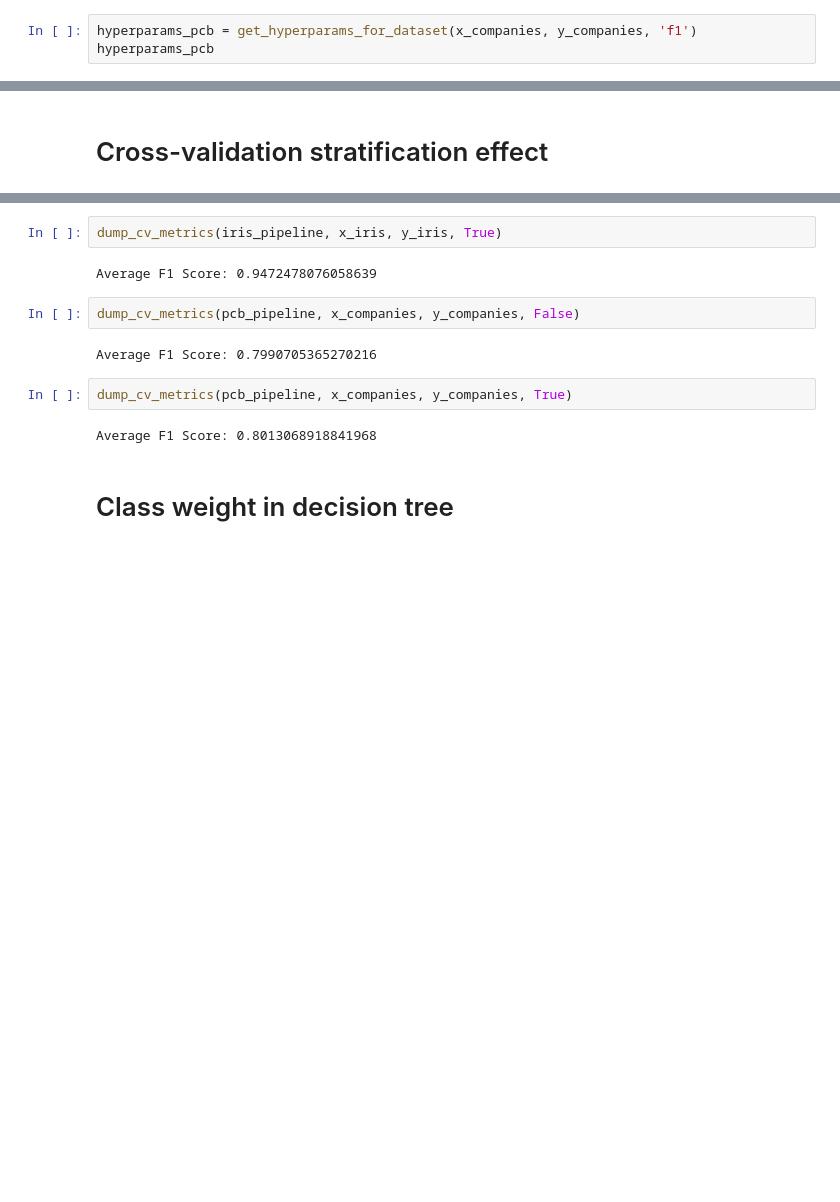
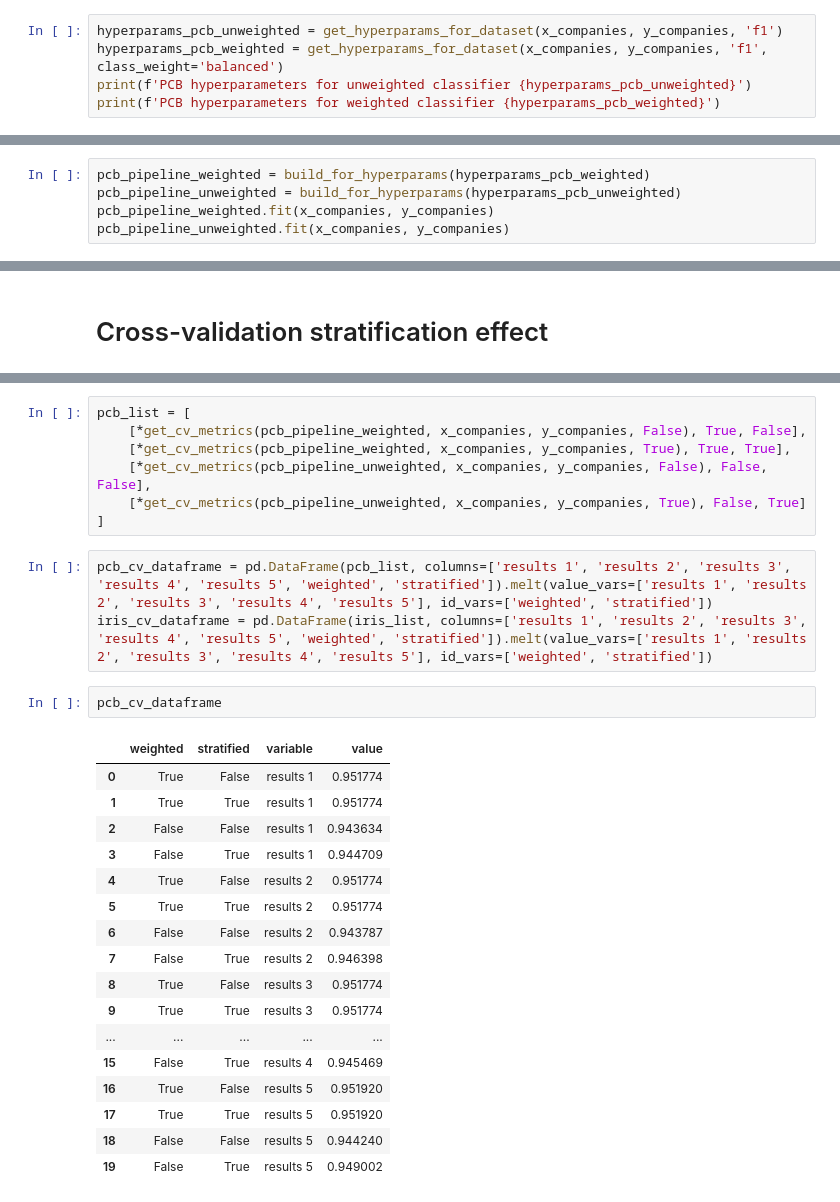
Before and after one commit to Dund33/um-3, a Jupyter notebook: trees.ipynb, the cells around one changed output, grey strips where cells are left out. Cells and saved outputs as stored; diff of their text form; blank space fills up the shorter version.

Commit message:
Separate cross-validation for weighted and unweighted pipelines. Gathered the results inside dataframes

```diff
--- a/trees.ipynb
+++ b/trees.ipynb
@@ -99,4 +106,6 @@ hyperparams_iris
 # %%
-hyperparams_pcb = get_hyperparams_for_dataset(x_companies, y_companies, 'f1')
-hyperparams_pcb
+hyperparams_pcb_unweighted = get_hyperparams_for_dataset(x_companies, y_companies, 'f1')
+hyperparams_pcb_weighted = get_hyperparams_for_dataset(x_companies, y_companies, 'f1', class_weight='balanced')
+print(f'PCB hyperparameters for unweighted classifier {hyperparams_pcb_unweighted}')
+print(f'PCB hyperparameters for weighted classifier {hyperparams_pcb_weighted}')
 # %% [output]
@@ -111,0 +125,5 @@ F1 Score: 0.8947
+# %%
+pcb_pipeline_weighted = build_for_hyperparams(hyperparams_pcb_weighted)
+pcb_pipeline_unweighted = build_for_hyperparams(hyperparams_pcb_unweighted)
+pcb_pipeline_weighted.fit(x_companies, y_companies)
+pcb_pipeline_unweighted.fit(x_companies, y_companies)
@@ -121,14 +144,30 @@ Average F1 Score: 0.9470740569461796
 # %%
-dump_cv_metrics(iris_pipeline, x_iris, y_iris, True)
+pcb_list = [
+    [*get_cv_metrics(pcb_pipeline_weighted, x_companies, y_companies, False), True, False],
+    [*get_cv_metrics(pcb_pipeline_weighted, x_companies, y_companies, True), True, True],
+    [*get_cv_metrics(pcb_pipeline_unweighted, x_companies, y_companies, False), False, False],
+    [*get_cv_metrics(pcb_pipeline_unweighted, x_companies, y_companies, True), False, True]
+]
-# %% [output]
-Average F1 Score: 0.9472478076058639
-# %%
-dump_cv_metrics(pcb_pipeline, x_companies, y_companies, False)
-# %% [output]
-Average F1 Score: 0.7990705365270216
-# %%
-dump_cv_metrics(pcb_pipeline, x_companies, y_companies, True)
-# %% [output]
-Average F1 Score: 0.8013068918841968
-# %% [markdown]
-# Class weight in decision tree
+# %%
+pcb_cv_dataframe = pd.DataFrame(pcb_list, columns=['results 1', 'results 2', 'results 3', 'results 4', 'results 5', 'weighted', 'stratified']).melt(value_vars=['results 1', 'results 2', 'results 3', 'results 4', 'results 5'], id_vars=['weighted', 'stratified'])
+iris_cv_dataframe = pd.DataFrame(iris_list, columns=['results 1', 'results 2', 'results 3', 'results 4', 'results 5', 'weighted', 'stratified']).melt(value_vars=['results 1', 'results 2', 'results 3', 'results 4', 'results 5'], id_vars=['weighted', 'stratified'])
+# %%
+pcb_cv_dataframe
+# %% [output]
+|  | weighted | stratified | variable | value |
+| 0 | True | False | results 1 | 0.951774 |
+| 1 | True | True | results 1 | 0.951774 |
+| 2 | False | False | results 1 | 0.943634 |
+| 3 | False | True | results 1 | 0.944709 |
+| 4 | True | False | results 2 | 0.951774 |
+| 5 | True | True | results 2 | 0.951774 |
+| 6 | False | False | results 2 | 0.943787 |
+| 7 | False | True | results 2 | 0.946398 |
+| 8 | True | False | results 3 | 0.951774 |
+| 9 | True | True | results 3 | 0.951774 |
+| ... | ... | ... | ... | ... |
+| 15 | False | True | results 4 | 0.945469 |
+| 16 | True | False | results 5 | 0.951920 |
+| 17 | True | True | results 5 | 0.951920 |
+| 18 | False | False | results 5 | 0.944240 |
+| 19 | False | True | results 5 | 0.949002 |
```
Also changed, not shown: parts of 18 cells of this notebook, 1 other file.
